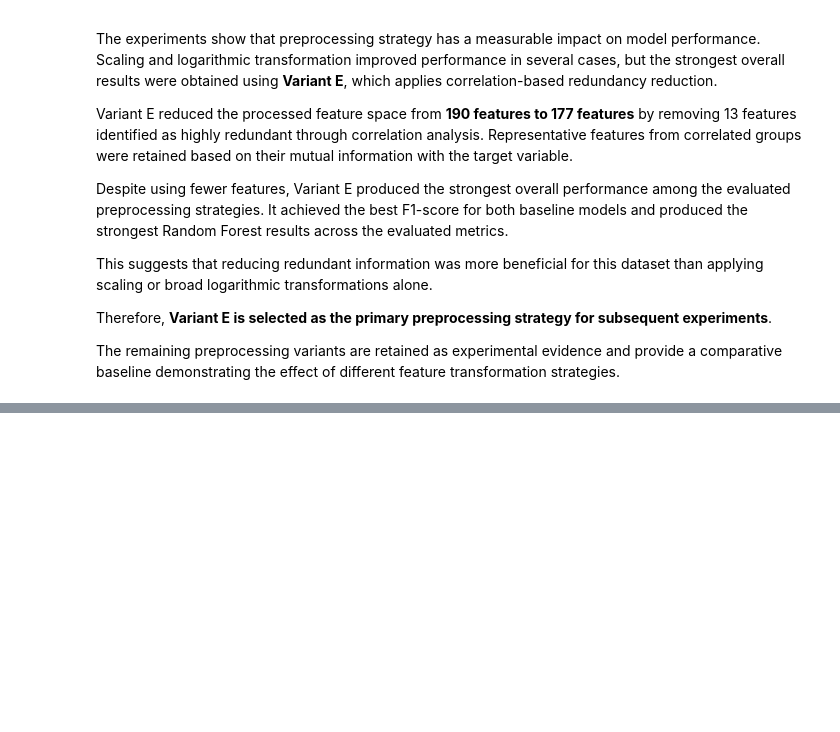
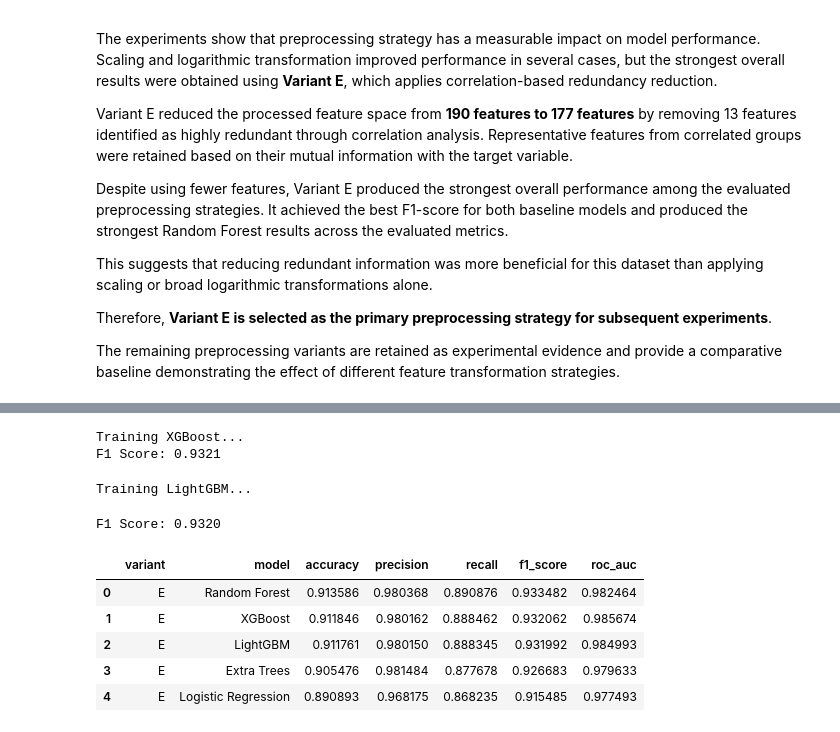
Before and after one commit to AskariAbidi18/Aeges-Q, a Jupyter notebook: notebooks/03_baseline_models/unsw_nb15_baselines.ipynb, the cells around one changed output, grey strips where cells are left out. Saved outputs shown, nothing was run; the diff lists cells and outputs as text; code cells hidden in the pictures; blank space fills up the shorter version.

```diff
--- a/notebooks/03_baseline_models/unsw_nb15_baselines.ipynb
+++ b/notebooks/03_baseline_models/unsw_nb15_baselines.ipynb
@@ -763,0 +859,23 @@ transformation strategies.
+# %%
+print("Training XGBoost...")
+
+xgb_model.fit(
+    X_train_E,
+    y_train
+)
+
+xgb_results = evaluate_model(
+    xgb_model,
+    X_test_E,
+    y_test
+)
+
+xgb_results["variant"] = "E"
+xgb_results["model"] = "XGBoost"
+
+advanced_results.append(xgb_results)
+
+print(f"F1 Score: {xgb_results['f1_score']:.4f}")
+# %% [output]
+Training XGBoost...
+F1 Score: 0.9321
@@ -763,0 +894,23 @@ transformation strategies.
+# %%
+print("Training LightGBM...")
+
+lgbm_model.fit(
+    X_train_E,
+    y_train
+)
+
+lgbm_results = evaluate_model(
+    lgbm_model,
+    X_test_E,
+    y_test
+)
+
+lgbm_results["variant"] = "E"
+lgbm_results["model"] = "LightGBM"
+
+advanced_results.append(lgbm_results)
+
+print(f"F1 Score: {lgbm_results['f1_score']:.4f}")
+# %% [output]
+Training LightGBM...
+F1 Score: 0.9320
@@ -763,0 +926,20 @@ transformation strategies.
+# %%
+variant_e_results = (
+    all_model_results[
+        all_model_results["variant"] == "E"
+    ]
+    .sort_values(
+        by="f1_score",
+        ascending=False
+    )
+    .reset_index(drop=True)
+)
+
+variant_e_results
+# %% [output]
+|  | variant | model | accuracy | precision | recall | f1_score | roc_auc |
+| 0 | E | Random Forest | 0.913586 | 0.980368 | 0.890876 | 0.933482 | 0.982464 |
+| 1 | E | XGBoost | 0.911846 | 0.980162 | 0.888462 | 0.932062 | 0.985674 |
+| 2 | E | LightGBM | 0.911761 | 0.980150 | 0.888345 | 0.931992 | 0.984993 |
+| 3 | E | Extra Trees | 0.905476 | 0.981484 | 0.877678 | 0.926683 | 0.979633 |
+| 4 | E | Logistic Regression | 0.890893 | 0.968175 | 0.868235 | 0.915485 | 0.977493 |
```
Also changed, not shown: parts of 10 cells of this notebook.
